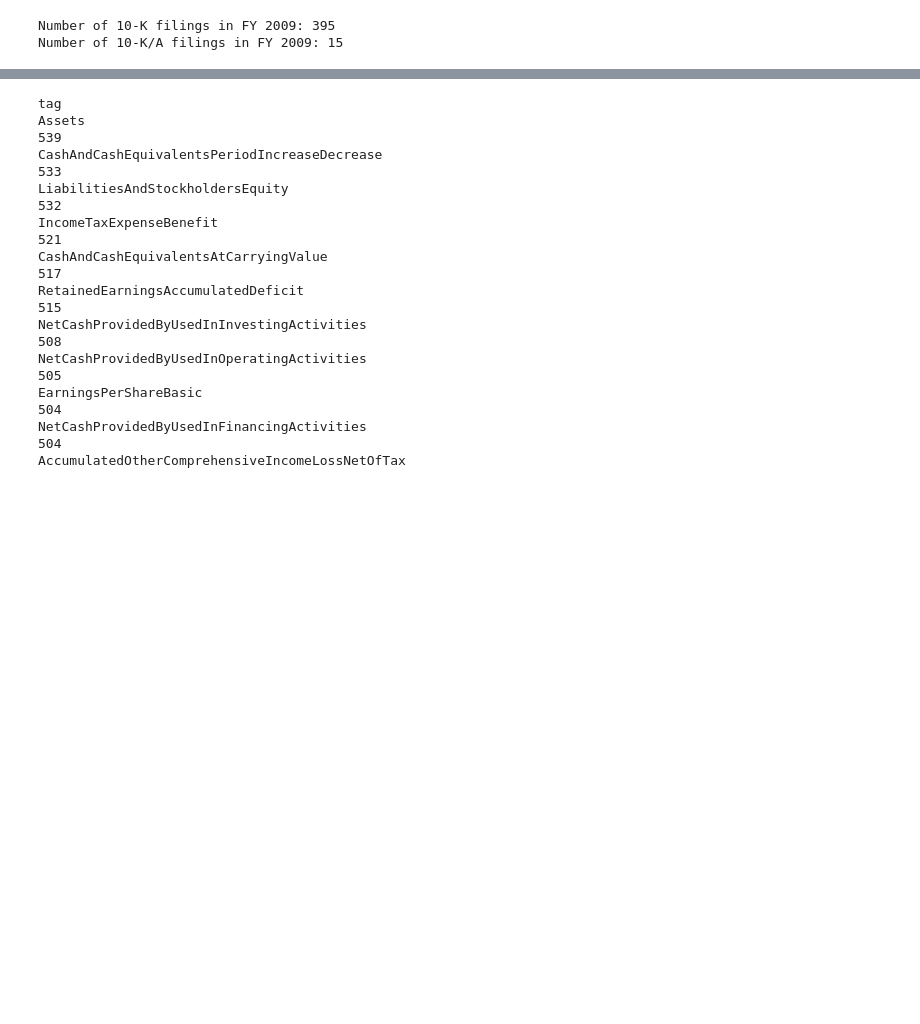
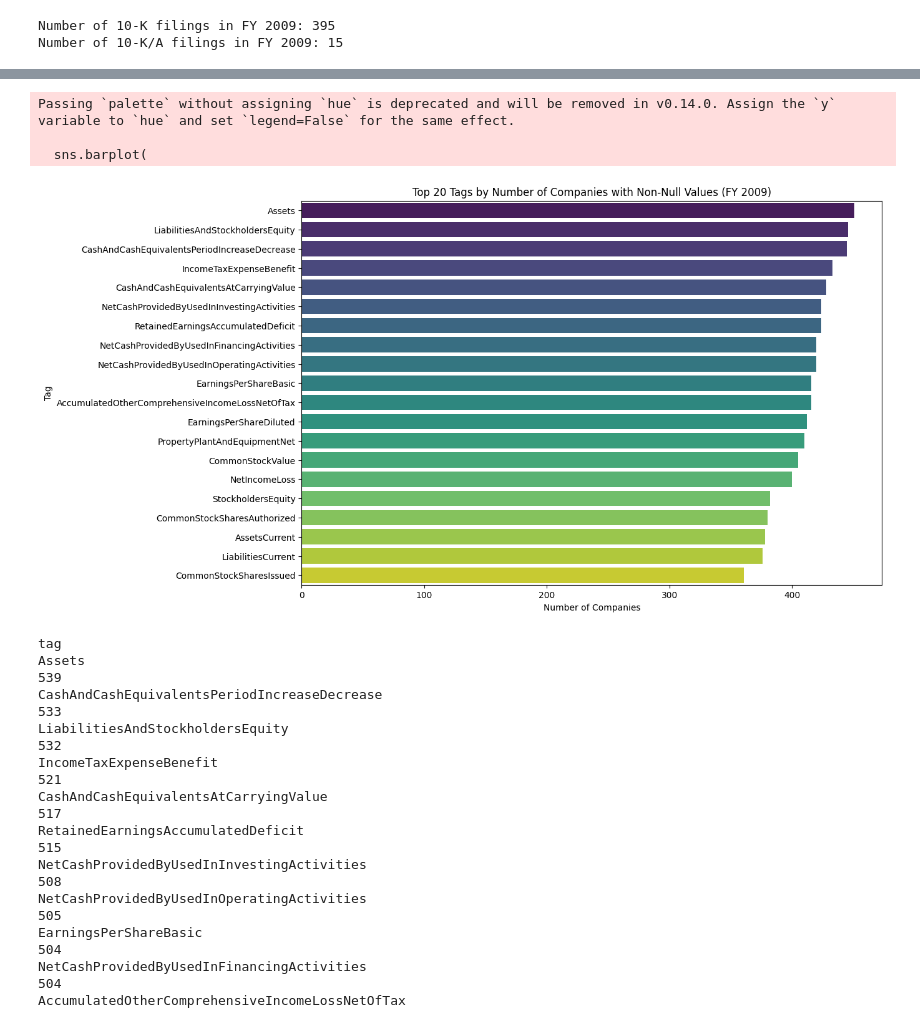
Before and after one commit to NareshChethala/sec-edgar-pipeline, a Jupyter notebook: src/03_data_exploration_sec.ipynb, the cells around one changed output, grey strips where cells are left out. Saved outputs shown, nothing was run; the diff lists cells and outputs as text; code cells hidden in the pictures; blank space fills up the shorter version.

```diff
--- a/src/03_data_exploration_sec.ipynb
+++ b/src/03_data_exploration_sec.ipynb
@@ -468,4 +406,0 @@ tag_company_counts = (
-# %%
-# for the fy 2009, count the number of 10-K/A filed after 10-K filings
-df_10k_2009 = df_fact[(df_fact["fy"] == 2009) & (df_fact["form"] == "10-K")]
-df_10ka_2009 = df_fact[(df_fact["fy"] == 2009) & (df_fact["form"] == "10-K/A")]
@@ -592,0 +614,8 @@ form  latest_10k_a_filed
+# %%
+# tag with non null value appearing in most number of company filings
+tag_company_counts_non_null = (
+    df_10k_2009[df_10k_2009["value"].notna()]
+    .groupby("tag")["cik"]
+    .nunique()
+    .sort_values(ascending=False)
+)
@@ -593,3 +642,20 @@ form  latest_10k_a_filed
+# %%
+# plot tag_company_counts_non_null
+plt.figure(figsize=(12, 8))
+sns.barplot(
+    x=tag_company_counts_non_null.head(20).values,
+    y=tag_company_counts_non_null.head(20).index,
+    palette="viridis"
+)
+plt.title("Top 20 Tags by Number of Companies with Non-Null Values (FY 2009)")
+plt.xlabel("Number of Companies")
+plt.ylabel("Tag")
+plt.show()
+# %% [output]
+Passing `palette` without assigning `hue` is deprecated and will be removed in v0.14.0. Assign the `y` variable to `hue` and set `legend=False` for the same effect.
+
+  sns.barplot(
+[figure, added]
 # %%
 tag_company_counts.head(40)
 # %% [output]
```
Also changed, not shown: parts of 21 cells of this notebook.
